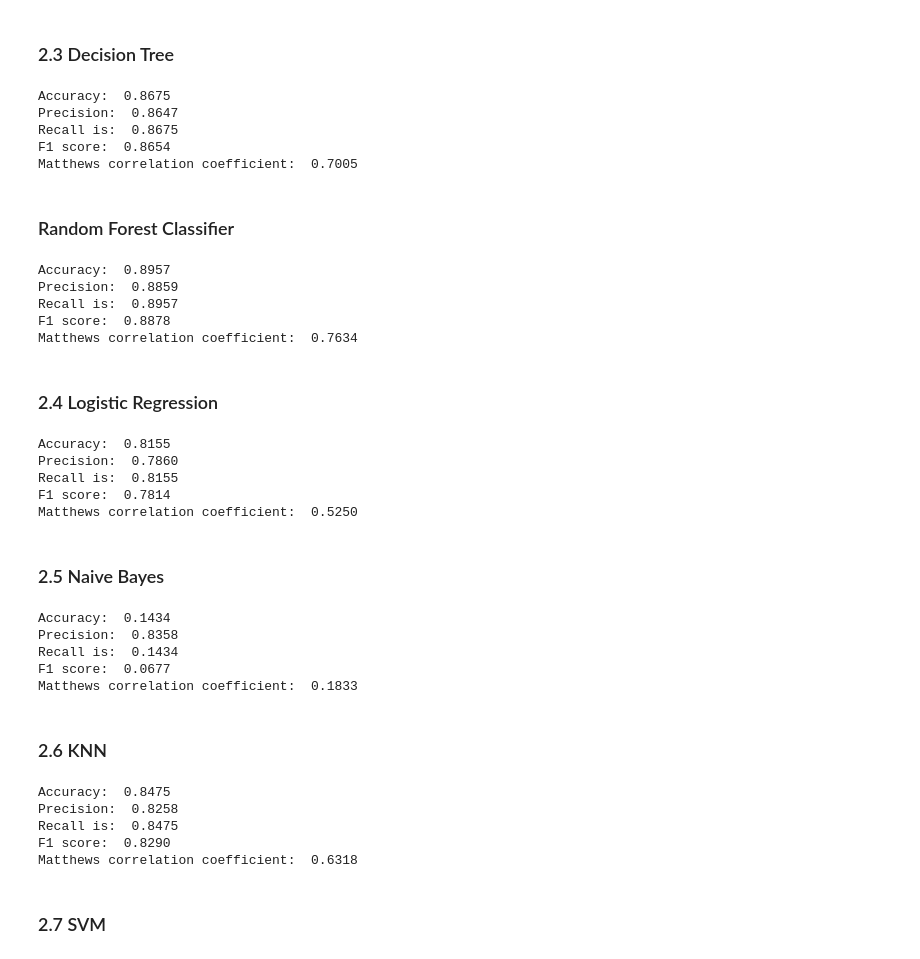
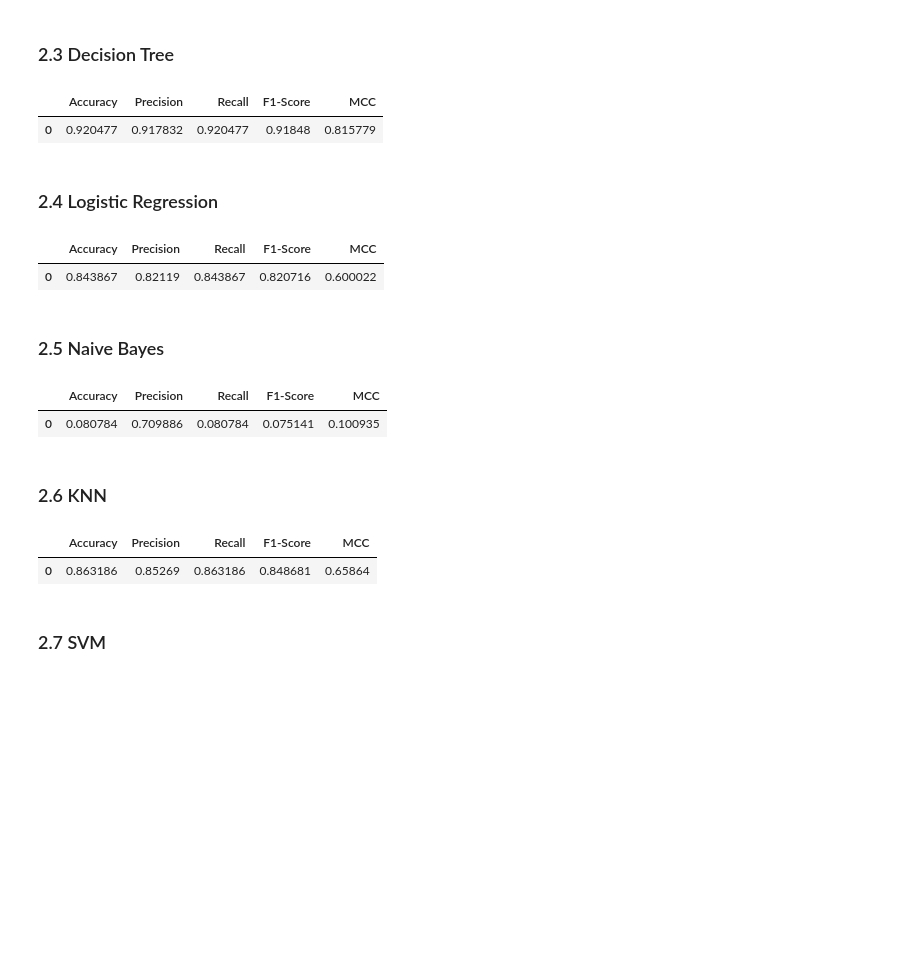
Before and after one commit to edupro26/EC-Project, a Jupyter notebook: EC_grupo06_projeto.ipynb, the cells around one changed output. Cells and saved outputs as stored; diff of their text form; code cells hidden in the pictures; blank space fills up the shorter version.

```diff
--- a/EC_grupo06_projeto.ipynb
+++ b/EC_grupo06_projeto.ipynb
@@ -318,68 +299,74 @@ def print_statistics(truth, preds):
+# %%
+def evaluate(model, X, y, n_iter=10):
+    TRUTH = []
+    PREDS = []
+    for _ in range(n_iter):
+        truth, preds = cross_validation(model, X, y)
+        TRUTH.append(truth)
+        PREDS.append(preds)
+    return TRUTH, PREDS
+
+def get_statistics(truth_list, preds_list):
+    accuracy = []
+    precision = []
+    recall = []
+    f1 = []
+    mcc = []
+
+    for truth, pred in zip(truth_list, preds_list):
+        accuracy.append(accuracy_score(truth, pred))
+        precision.append(precision_score(truth, pred, average='weighted', zero_division=1))
+        recall.append(recall_score(truth, pred, average='weighted'))
+        f1.append(f1_score(truth, pred, average='weighted'))
+        mcc.append(matthews_corrcoef(truth, pred))
+
+    return {
+        'Accuracy': np.mean(accuracy),
+        'Precision': np.mean(precision),
+        'Recall': np.mean(recall),
+        'F1-Score': np.mean(f1),
+        'MCC': np.mean(mcc)
+    }
 # %% [markdown]
 ### 2.3 Decision Tree
 # %%
 from sklearn.tree import DecisionTreeClassifier
 
 TRUTH, PREDS = evaluate(DecisionTreeClassifier(), X_TRAIN, y_TRAIN)
-print_statistics(TRUTH, PREDS)
+pd.DataFrame([get_statistics(TRUTH, PREDS)], columns=statistics)
 # %% [output]
-Accuracy:  0.8675
-Precision:  0.8647
-Recall is:  0.8675
-F1 score:  0.8654
-Matthews correlation coefficient:  0.7005
+|  | Accuracy | Precision | Recall | F1-Score | MCC |
+| 0 | 0.920477 | 0.917832 | 0.920477 | 0.91848 | 0.815779 |
-# %% [markdown]
-### Random Forest Classifier
-# %%
-from sklearn.ensemble import RandomForestClassifier
-
-TRUTH, PREDS = evaluate(RandomForestClassifier(), X_TRAIN, y_TRAIN)
-print_statistics(TRUTH, PREDS)
-# %% [output]
-Accuracy:  0.8957
-Precision:  0.8859
-Recall is:  0.8957
-F1 score:  0.8878
-Matthews correlation coefficient:  0.7634
 # %% [markdown]
 ### 2.4 Logistic Regression
 # %%
 from sklearn.linear_model import LogisticRegression
 
 TRUTH, PREDS = evaluate(LogisticRegression(), X_TRAIN, y_TRAIN)
-print_statistics(TRUTH, PREDS)
+pd.DataFrame([get_statistics(TRUTH, PREDS)], columns=statistics)
 # %% [output]
-Accuracy:  0.8155
-Precision:  0.7860
-Recall is:  0.8155
-F1 score:  0.7814
-Matthews correlation coefficient:  0.5250
+|  | Accuracy | Precision | Recall | F1-Score | MCC |
+| 0 | 0.843867 | 0.82119 | 0.843867 | 0.820716 | 0.600022 |
 # %% [markdown]
 ### 2.5 Naive Bayes
 # %%
 from sklearn.naive_bayes import GaussianNB
 
 TRUTH, PREDS = evaluate(GaussianNB(), X_TRAIN, y_TRAIN)
-print_statistics(TRUTH, PREDS)
+pd.DataFrame([get_statistics(TRUTH, PREDS)], columns=statistics)
 # %% [output]
-Accuracy:  0.1434
-Precision:  0.8358
-Recall is:  0.1434
-F1 score:  0.0677
-Matthews correlation coefficient:  0.1833
+|  | Accuracy | Precision | Recall | F1-Score | MCC |
+| 0 | 0.080784 | 0.709886 | 0.080784 | 0.075141 | 0.100935 |
 # %% [markdown]
 ### 2.6 KNN
 # %%
 from sklearn.neighbors import KNeighborsClassifier
 
 TRUTH, PREDS = evaluate(KNeighborsClassifier(), X_TRAIN, y_TRAIN)
-print_statistics(TRUTH, PREDS)
+pd.DataFrame([get_statistics(TRUTH, PREDS)], columns=statistics)
 # %% [output]
-Accuracy:  0.8475
-Precision:  0.8258
-Recall is:  0.8475
-F1 score:  0.8290
-Matthews correlation coefficient:  0.6318
+|  | Accuracy | Precision | Recall | F1-Score | MCC |
+| 0 | 0.863186 | 0.85269 | 0.863186 | 0.848681 | 0.65864 |
 # %% [markdown]
 ### 2.7 SVM
 # %%
```
Also changed, not shown: parts of 22 cells of this notebook.
